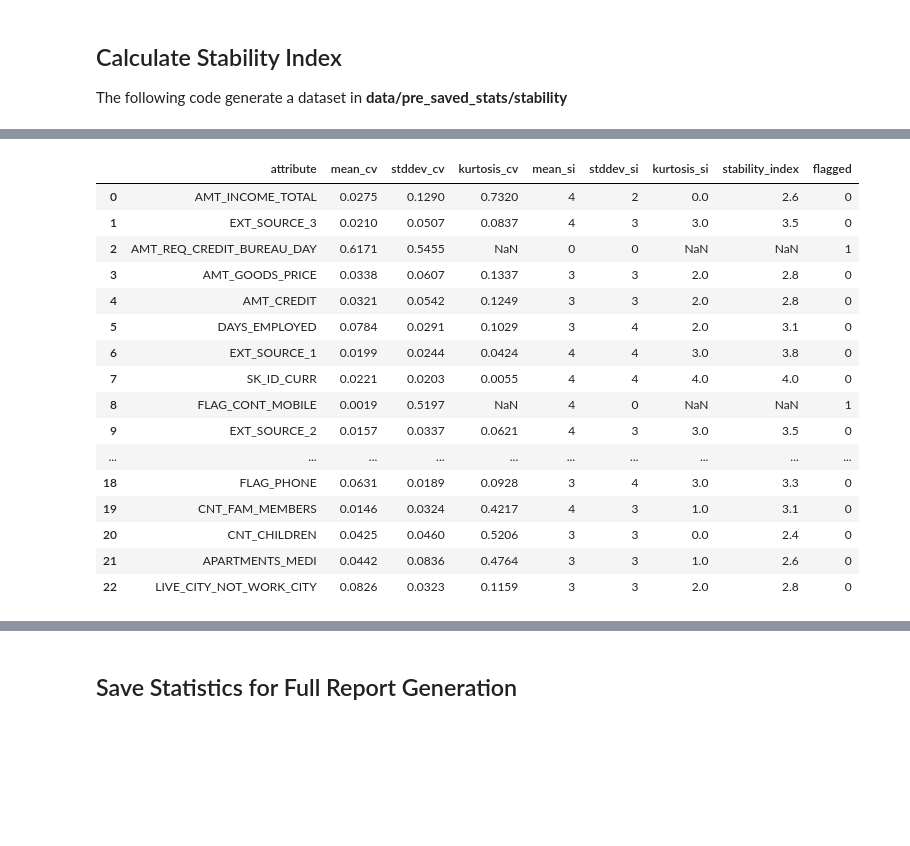
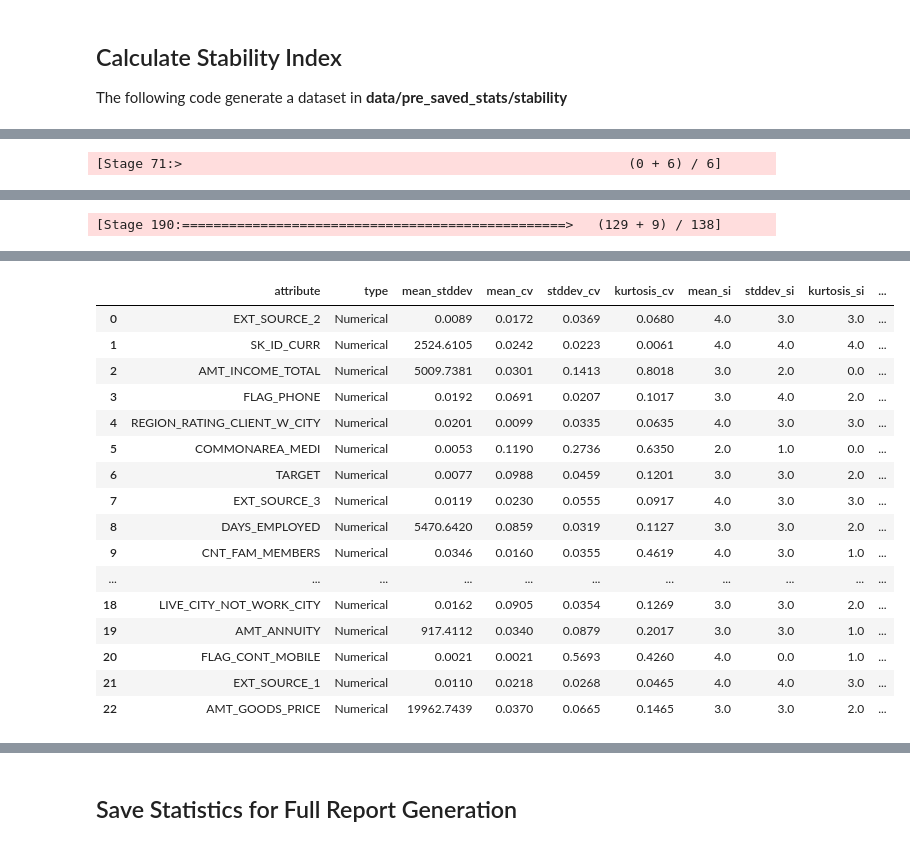
Before and after one commit to anovos/anovos, a Jupyter notebook: tutorial/use_case_demo/assets/pre_saved_data_generation.ipynb, the cells around one changed output, grey strips where cells are left out. Drawn from its saved outputs; the diff is of its cells as text; code cells hidden in the pictures; blank space fills up the shorter version.

```diff
--- a/tutorial/use_case_demo/assets/pre_saved_data_generation.ipynb
+++ b/tutorial/use_case_demo/assets/pre_saved_data_generation.ipynb
@@ -88,8 +76,8 @@ df6 = df.where((F.col('id')>6000) & (F.col('id')<=6500)).drop('id')
 ## Calculate Stability Index
 The following code generate a dataset in **data/pre_saved_stats/stability**
 # %%
-from anovos.drift.detector import stability_index_computation
-df_stability = stability_index_computation(spark, df1, df2, df3, df4, df5, df6,
+from anovos.drift_stability.stability import stability_index_computation
+df_stability = stability_index_computation(spark, [df1, df2, df3, df4, df5, df6],
                                            appended_metric_path=output_path+'stability', threshold=2)
 df_stability.toPandas()
 # %% [output]
@@ -95,0 +90 @@ df_stability.toPandas()
+[Stage 71:>                                                         (0 + 6) / 6]
@@ -95,0 +93 @@ df_stability.toPandas()
+[Stage 190:=================================================>   (129 + 9) / 138]
@@ -96,20 +95,20 @@ df_stability.toPandas()
-|  | attribute | mean_cv | stddev_cv | kurtosis_cv | mean_si | stddev_si | kurtosis_si | stability_index | flagged |
-| 0 | AMT_INCOME_TOTAL | 0.0275 | 0.1290 | 0.7320 | 4 | 2 | 0.0 | 2.6 | 0 |
-| 1 | EXT_SOURCE_3 | 0.0210 | 0.0507 | 0.0837 | 4 | 3 | 3.0 | 3.5 | 0 |
-| 2 | AMT_REQ_CREDIT_BUREAU_DAY | 0.6171 | 0.5455 | NaN | 0 | 0 | NaN | NaN | 1 |
-| 3 | AMT_GOODS_PRICE | 0.0338 | 0.0607 | 0.1337 | 3 | 3 | 2.0 | 2.8 | 0 |
-| 4 | AMT_CREDIT | 0.0321 | 0.0542 | 0.1249 | 3 | 3 | 2.0 | 2.8 | 0 |
-| 5 | DAYS_EMPLOYED | 0.0784 | 0.0291 | 0.1029 | 3 | 4 | 2.0 | 3.1 | 0 |
-| 6 | EXT_SOURCE_1 | 0.0199 | 0.0244 | 0.0424 | 4 | 4 | 3.0 | 3.8 | 0 |
-| 7 | SK_ID_CURR | 0.0221 | 0.0203 | 0.0055 | 4 | 4 | 4.0 | 4.0 | 0 |
-| 8 | FLAG_CONT_MOBILE | 0.0019 | 0.5197 | NaN | 4 | 0 | NaN | NaN | 1 |
-| 9 | EXT_SOURCE_2 | 0.0157 | 0.0337 | 0.0621 | 4 | 3 | 3.0 | 3.5 | 0 |
-| ... | ... | ... | ... | ... | ... | ... | ... | ... | ... |
-| 18 | FLAG_PHONE | 0.0631 | 0.0189 | 0.0928 | 3 | 4 | 3.0 | 3.3 | 0 |
-| 19 | CNT_FAM_MEMBERS | 0.0146 | 0.0324 | 0.4217 | 4 | 3 | 1.0 | 3.1 | 0 |
-| 20 | CNT_CHILDREN | 0.0425 | 0.0460 | 0.5206 | 3 | 3 | 0.0 | 2.4 | 0 |
-| 21 | APARTMENTS_MEDI | 0.0442 | 0.0836 | 0.4764 | 3 | 3 | 1.0 | 2.6 | 0 |
-| 22 | LIVE_CITY_NOT_WORK_CITY | 0.0826 | 0.0323 | 0.1159 | 3 | 3 | 2.0 | 2.8 | 0 |
+|  | attribute | type | mean_stddev | mean_cv | stddev_cv | kurtosis_cv | mean_si | stddev_si | kurtosis_si | ... |
+| 0 | EXT_SOURCE_2 | Numerical | 0.0089 | 0.0172 | 0.0369 | 0.0680 | 4.0 | 3.0 | 3.0 | ... |
+| 1 | SK_ID_CURR | Numerical | 2524.6105 | 0.0242 | 0.0223 | 0.0061 | 4.0 | 4.0 | 4.0 | ... |
+| 2 | AMT_INCOME_TOTAL | Numerical | 5009.7381 | 0.0301 | 0.1413 | 0.8018 | 3.0 | 2.0 | 0.0 | ... |
+| 3 | FLAG_PHONE | Numerical | 0.0192 | 0.0691 | 0.0207 | 0.1017 | 3.0 | 4.0 | 2.0 | ... |
+| 4 | REGION_RATING_CLIENT_W_CITY | Numerical | 0.0201 | 0.0099 | 0.0335 | 0.0635 | 4.0 | 3.0 | 3.0 | ... |
+| 5 | COMMONAREA_MEDI | Numerical | 0.0053 | 0.1190 | 0.2736 | 0.6350 | 2.0 | 1.0 | 0.0 | ... |
+| 6 | TARGET | Numerical | 0.0077 | 0.0988 | 0.0459 | 0.1201 | 3.0 | 3.0 | 2.0 | ... |
+| 7 | EXT_SOURCE_3 | Numerical | 0.0119 | 0.0230 | 0.0555 | 0.0917 | 4.0 | 3.0 | 3.0 | ... |
+| 8 | DAYS_EMPLOYED | Numerical | 5470.6420 | 0.0859 | 0.0319 | 0.1127 | 3.0 | 3.0 | 2.0 | ... |
+| 9 | CNT_FAM_MEMBERS | Numerical | 0.0346 | 0.0160 | 0.0355 | 0.4619 | 4.0 | 3.0 | 1.0 | ... |
+| ... | ... | ... | ... | ... | ... | ... | ... | ... | ... | ... |
+| 18 | LIVE_CITY_NOT_WORK_CITY | Numerical | 0.0162 | 0.0905 | 0.0354 | 0.1269 | 3.0 | 3.0 | 2.0 | ... |
+| 19 | AMT_ANNUITY | Numerical | 917.4112 | 0.0340 | 0.0879 | 0.2017 | 3.0 | 3.0 | 1.0 | ... |
+| 20 | FLAG_CONT_MOBILE | Numerical | 0.0021 | 0.0021 | 0.5693 | 0.4260 | 4.0 | 0.0 | 1.0 | ... |
+| 21 | EXT_SOURCE_1 | Numerical | 0.0110 | 0.0218 | 0.0268 | 0.0465 | 4.0 | 4.0 | 3.0 | ... |
+| 22 | AMT_GOODS_PRICE | Numerical | 19962.7439 | 0.0370 | 0.0665 | 0.1465 | 3.0 | 3.0 | 2.0 | ... |
 # %%
 df_intermediate = read_dataset(spark, output_path+"stability", "csv", {'header':True,'inferSchema':True})
 df_intermediate.show(10, False)
```
Also changed, not shown: parts of 5 cells of this notebook.
